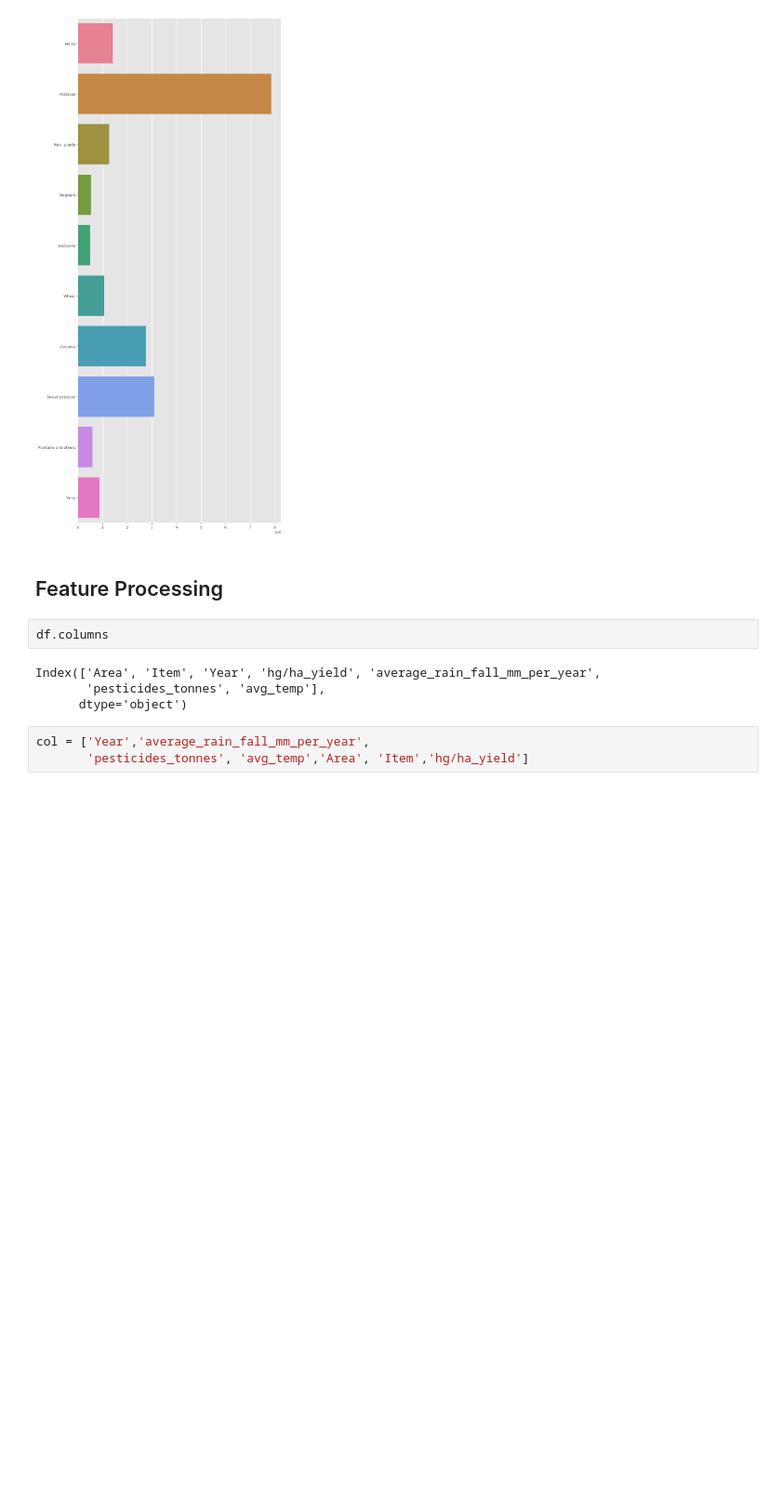
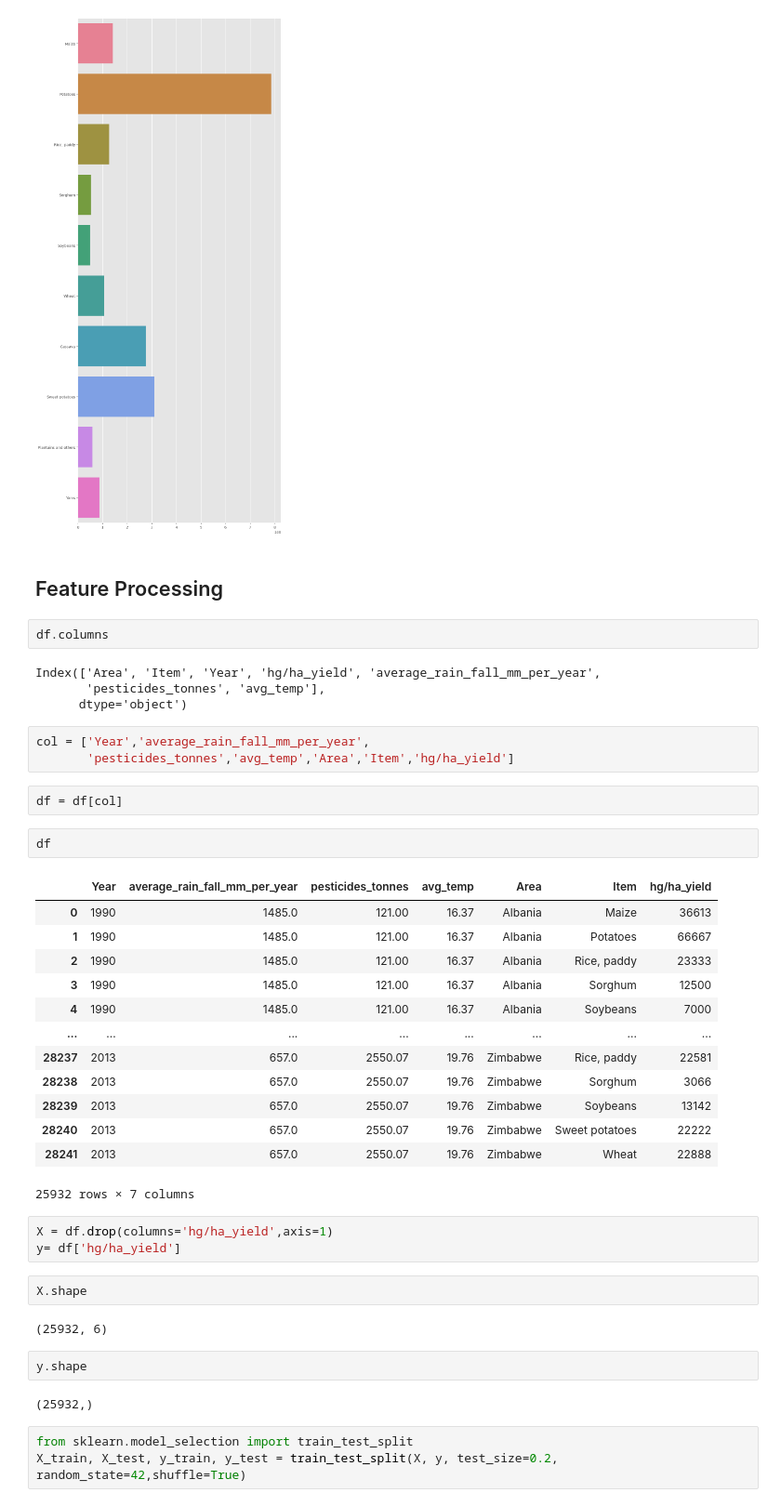
Before and after one commit to ShashiDivs/Crop_Yield, a Jupyter notebook: eda.ipynb, the cells around one changed output. Shown at 93% size. Drawn from its saved outputs; the diff is of its cells as text; blank space fills up the shorter version.

```diff
--- a/eda.ipynb
+++ b/eda.ipynb
@@ -239,4 +239,36 @@ Index(['Area', 'Item', 'Year', 'hg/ha_yield', 'average_rain_fall_mm_per_year',
       dtype='object')
 # %%
 col = ['Year','average_rain_fall_mm_per_year',
-       'pesticides_tonnes', 'avg_temp','Area', 'Item','hg/ha_yield']
+       'pesticides_tonnes','avg_temp','Area','Item','hg/ha_yield']
+# %%
+df = df[col]
+# %%
+df
+# %% [output]
+|  | Year | average_rain_fall_mm_per_year | pesticides_tonnes | avg_temp | Area | Item | hg/ha_yield |
+| 0 | 1990 | 1485.0 | 121.00 | 16.37 | Albania | Maize | 36613 |
+| 1 | 1990 | 1485.0 | 121.00 | 16.37 | Albania | Potatoes | 66667 |
+| 2 | 1990 | 1485.0 | 121.00 | 16.37 | Albania | Rice, paddy | 23333 |
+| 3 | 1990 | 1485.0 | 121.00 | 16.37 | Albania | Sorghum | 12500 |
+| 4 | 1990 | 1485.0 | 121.00 | 16.37 | Albania | Soybeans | 7000 |
+| ... | ... | ... | ... | ... | ... | ... | ... |
+| 28237 | 2013 | 657.0 | 2550.07 | 19.76 | Zimbabwe | Rice, paddy | 22581 |
+| 28238 | 2013 | 657.0 | 2550.07 | 19.76 | Zimbabwe | Sorghum | 3066 |
+| 28239 | 2013 | 657.0 | 2550.07 | 19.76 | Zimbabwe | Soybeans | 13142 |
+| 28240 | 2013 | 657.0 | 2550.07 | 19.76 | Zimbabwe | Sweet potatoes | 22222 |
+| 28241 | 2013 | 657.0 | 2550.07 | 19.76 | Zimbabwe | Wheat | 22888 |
+25932 rows × 7 columns
+# %%
+X = df.drop(columns='hg/ha_yield',axis=1)
+y= df['hg/ha_yield']
+# %%
+X.shape
+# %% [output]
+(25932, 6)
+# %%
+y.shape
+# %% [output]
+(25932,)
+# %%
+from sklearn.model_selection import train_test_split
+X_train, X_test, y_train, y_test = train_test_split(X, y, test_size=0.2, random_state=42,shuffle=True)
```
Also changed, not shown: parts of 3 cells of this notebook.
